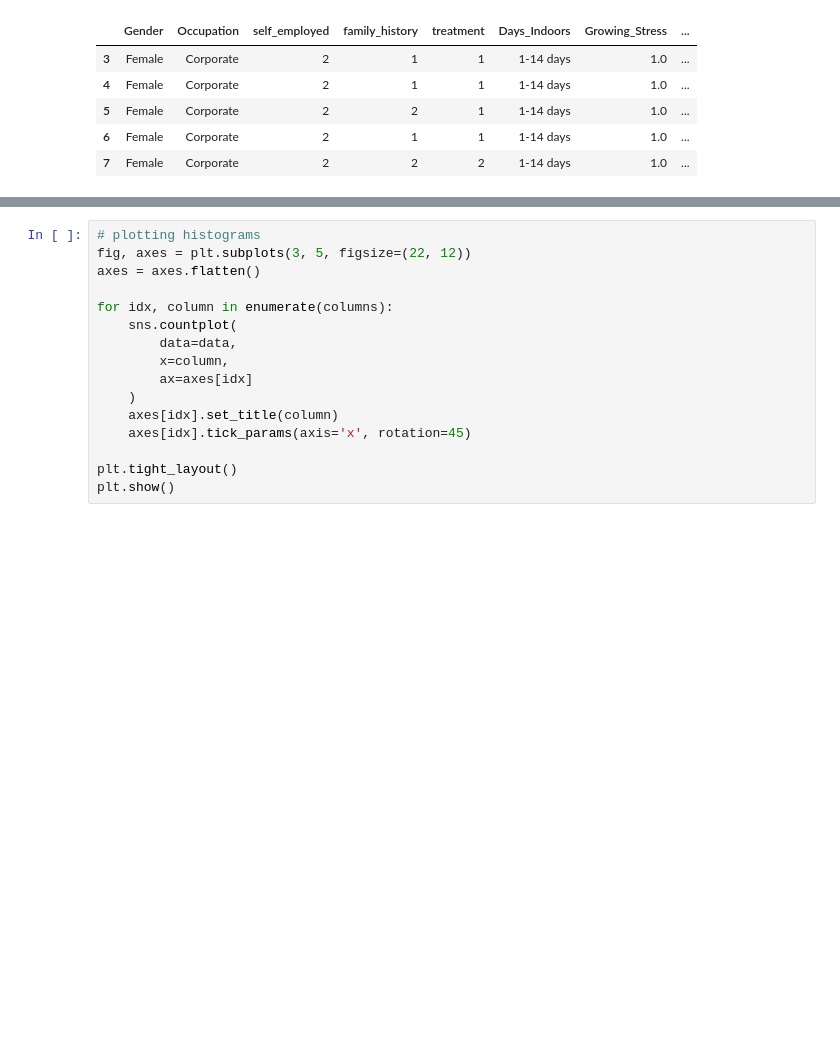
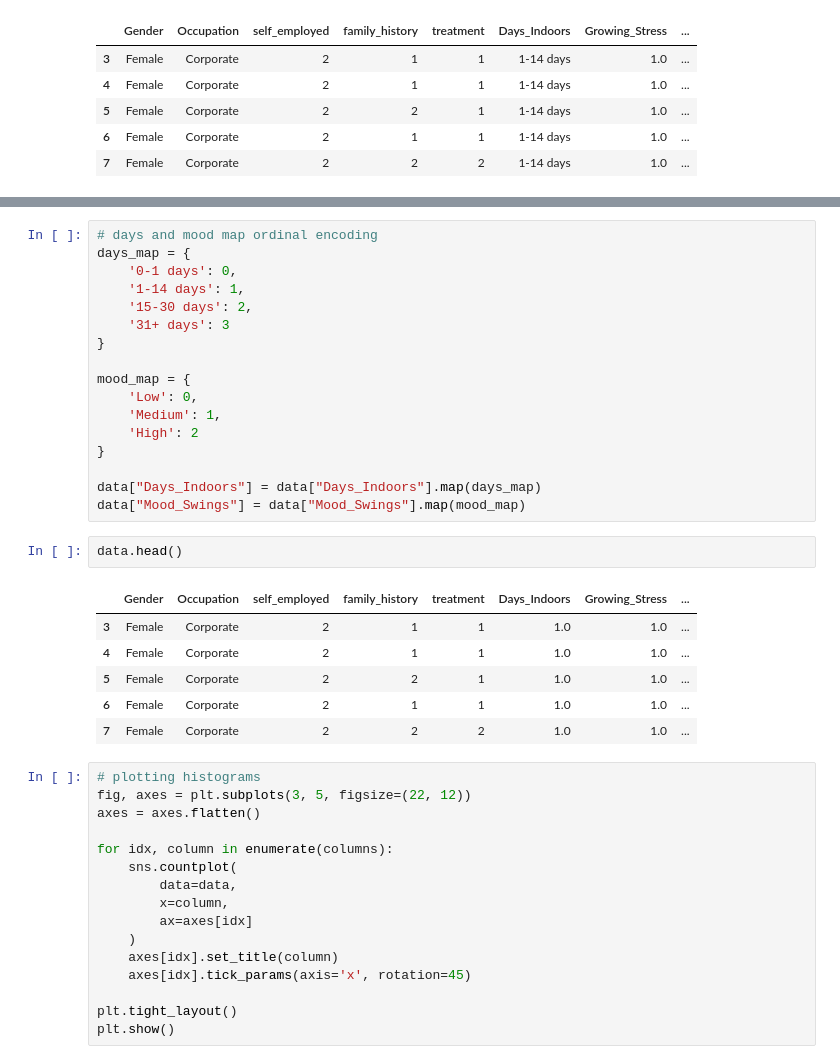
Before and after one commit to kamijoseph/Mental-Health, a Jupyter notebook: mental_health.ipynb, the cells around one changed output, grey strips where cells are left out. Cells and saved outputs as stored; diff of their text form; blank space fills up the shorter version.

Commit message:
ordinal encoding on mood and days indoors

```diff
--- a/mental_health.ipynb
+++ b/mental_health.ipynb
@@ -273,3 +293,29 @@ data.head()
+# %%
+# days and mood map ordinal encoding
+days_map = {
+    '0-1 days': 0,
+    '1-14 days': 1,
+    '15-30 days': 2,
+    '31+ days': 3
+}
+
+mood_map = {
+    'Low': 0,
+    'Medium': 1,
+    'High': 2
+}
+
+data["Days_Indoors"] = data["Days_Indoors"].map(days_map)
+data["Mood_Swings"] = data["Mood_Swings"].map(mood_map)
+# %%
+data.head()
+# %% [output]
+|  | Gender | Occupation | self_employed | family_history | treatment | Days_Indoors | Growing_Stress | ... |
+| 3 | Female | Corporate | 2 | 1 | 1 | 1.0 | 1.0 | ... |
+| 4 | Female | Corporate | 2 | 1 | 1 | 1.0 | 1.0 | ... |
+| 5 | Female | Corporate | 2 | 2 | 1 | 1.0 | 1.0 | ... |
+| 6 | Female | Corporate | 2 | 1 | 1 | 1.0 | 1.0 | ... |
+| 7 | Female | Corporate | 2 | 2 | 2 | 1.0 | 1.0 | ... |
 # %%
 # plotting histograms
 fig, axes = plt.subplots(3, 5, figsize=(22, 12))
```
Also changed, not shown: parts of 2 cells of this notebook.
